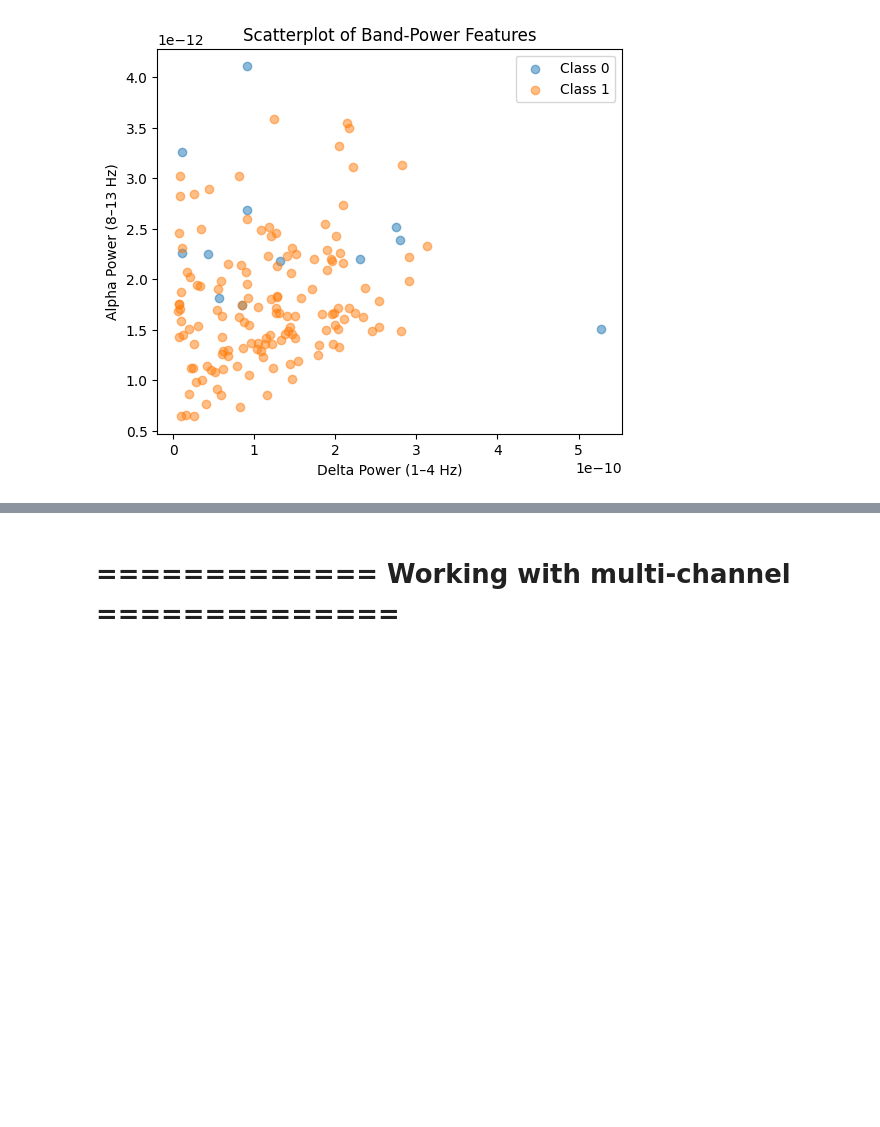
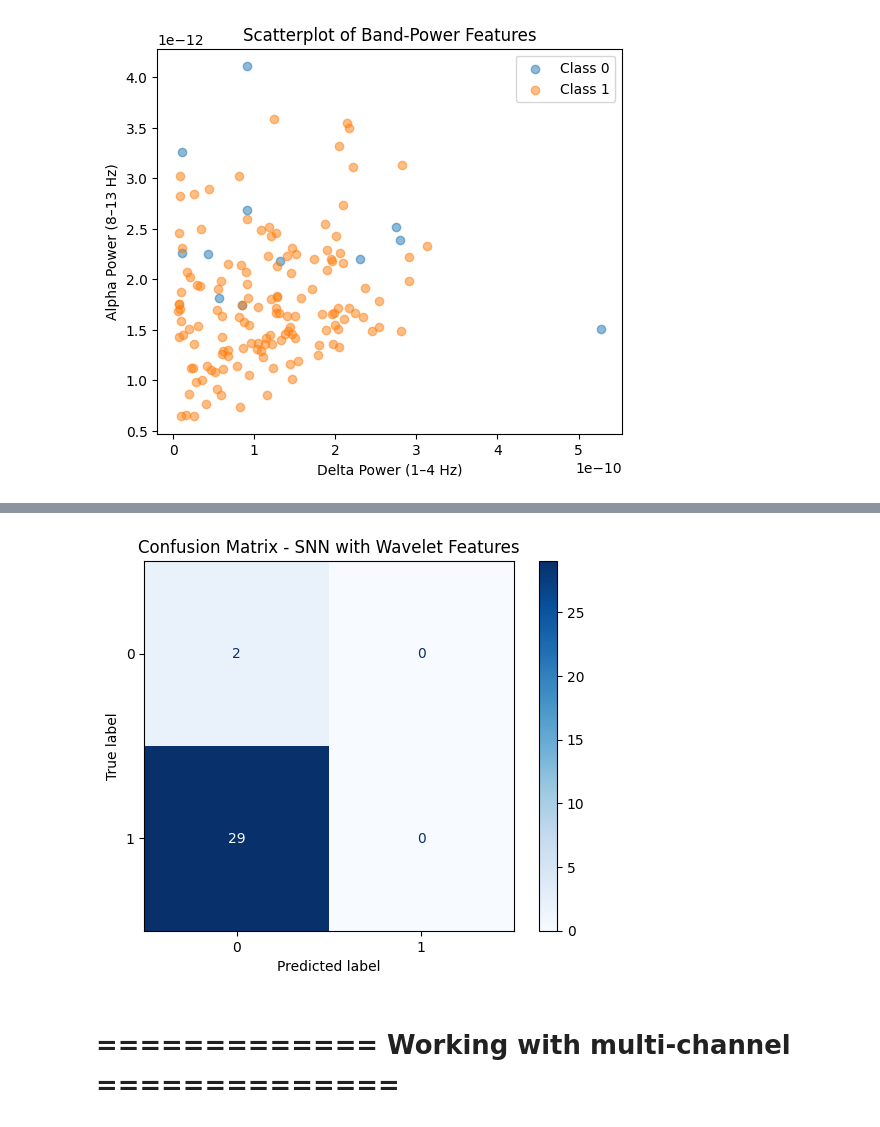
Before and after one commit to Mbala12/SVM-RF-with-Sleep-Database, a Jupyter notebook: SVM_RF_Classification.ipynb, the cells around one changed output, grey strips where cells are left out. Cells and saved outputs as stored; diff of their text form; code cells hidden in the pictures; blank space fills up the shorter version.

Commit message:
Build a simple SNN

```diff
--- a/SVM_RF_Classification.ipynb
+++ b/SVM_RF_Classification.ipynb
@@ -503,0 +538,96 @@ plt.show()
+# %%
+import torch
+import snntorch as snn
+from snntorch import surrogate
+import torch.nn as nn
+import torch.optim as optim
+import matplotlib.pyplot as plt
+
+# --------------------------
+# 1. Prepare features
+# --------------------------
+X = torch.tensor(X, dtype=torch.float32)   # wavelet features
+y = torch.tensor(y, dtype=torch.long)      # labels
+
+# Normalize features
+scaler = StandardScaler()
+X = torch.tensor(scaler.fit_transform(X), dtype=torch.float32)
+
+X_train, X_test, y_train, y_test = train_test_split(X, y, test_size=0.2, stratify=y, random_state=42)
+
+# --------------------------------------------------
+# 2. Encode features into spike trains (rate coding)
+# --------------------------------------------------
+def rate_encode(features, time_steps=50):
+    # features in [0,1] after scaling
+    rand = torch.rand((time_steps, *features.shape))
+    return (rand < features.unsqueeze(0)).float()
+
+time_steps = 50
+X_train_spike = rate_encode(X_train, time_steps)
+X_test_spike = rate_encode(X_test, time_steps)
+
+# --------------------------
+# 3. Build a simple SNN
+# --------------------------
+num_inputs = X.shape[1]
+num_hidden = 64
+num_outputs = len(torch.unique(y))
+
+beta = 0.9  # membrane leak
+
+class SNN(nn.Module):
+    def __init__(self):
+        super().__init__()
+        self.fc1 = nn.Linear(num_inputs, num_hidden)
+        self.lif1 = snn.Leaky(beta=beta)
+        self.fc2 = nn.Linear(num_hidden, num_outputs)
+        self.lif2 = snn.Leaky(beta=beta)
+
+    def forward(self, x):
+        mem1 = self.lif1.init_leaky()
+        mem2 = self.lif2.init_leaky()
+
+        spk2_rec = []
+        for step in range(x.size(0)):
+            cur1 = self.fc1(x[step])
+            spk1, mem1 = self.lif1(cur1, mem1)
+            cur2 = self.fc2(spk1)
+            spk2, mem2 = self.lif2(cur2, mem2)
+            spk2_rec.append(spk2)
+
+        return torch.stack(spk2_rec)
+
+net = SNN()
+criterion = nn.CrossEntropyLoss()
+optimizer = optim.Adam(net.parameters(), lr=1e-3)
+
+# --------------------------
+# 4. Train the SNN
+# --------------------------
+num_epochs = 10
+for epoch in range(num_epochs):
+    net.train()
+    optimizer.zero_grad()
+    spk_out = net(X_train_spike)
+    out_sum = spk_out.sum(0)                # sum spikes over time
+    loss = criterion(out_sum, y_train)
+    loss.backward()
+    optimizer.step()
+    print(f"Epoch {epoch+1}/{num_epochs}, Loss: {loss.item():.4f}")
+
+# --------------------------
+# 5. Evaluate
+# --------------------------
+net.eval()
+with torch.no_grad():
+    spk_out = net(X_test_spike)
+    out_sum = spk_out.sum(0)
+    y_pred = torch.argmax(out_sum, dim=1)
+
+cm = confusion_matrix(y_test, y_pred)
+disp = ConfusionMatrixDisplay(confusion_matrix=cm)
+disp.plot(cmap="Blues")
+plt.title("Confusion Matrix - SNN with Wavelet Features")
+plt.show()
+# %% [output]
@@ -504,3 +644,4 @@ plt.show()
+[figure, added]
 # %% [markdown]
 # ============= Working with multi-channel ==============
 # %% [markdown]
```
Also changed, not shown: parts of 6 cells of this notebook.
